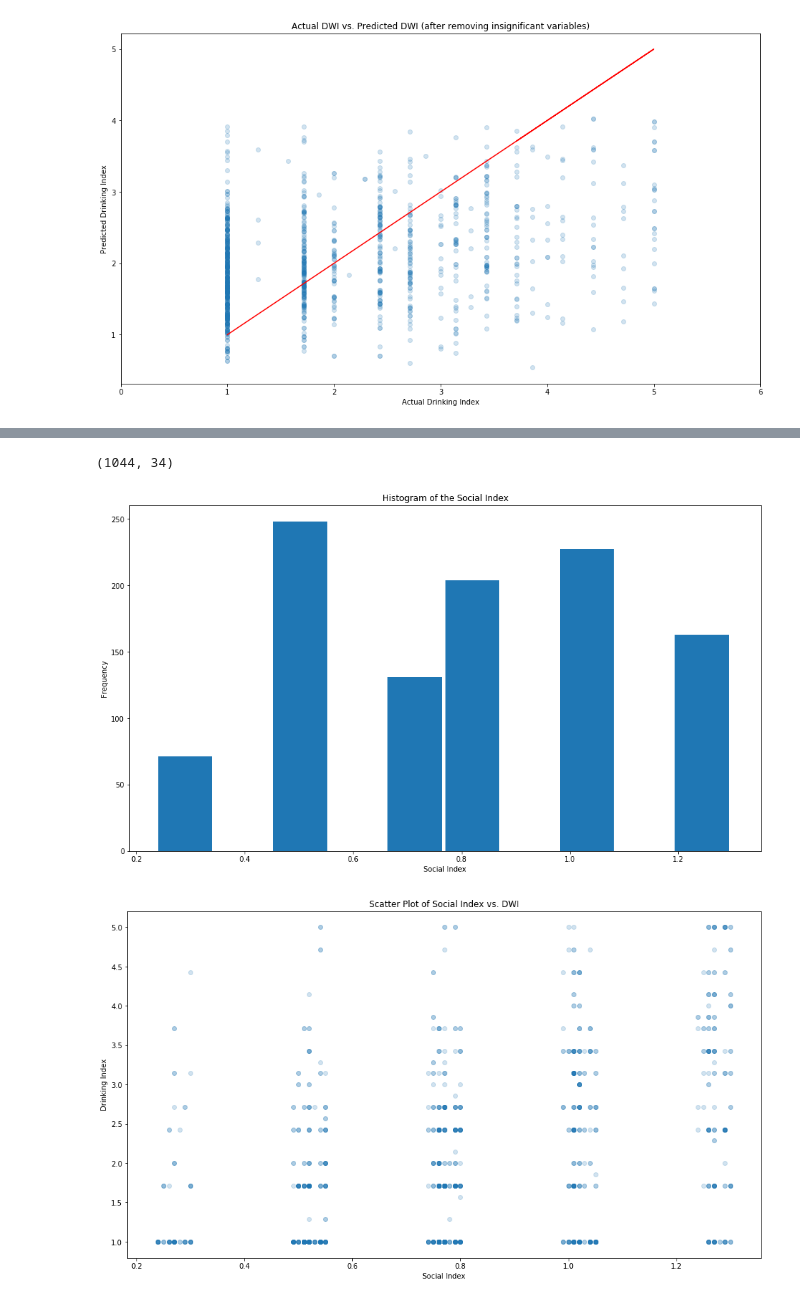
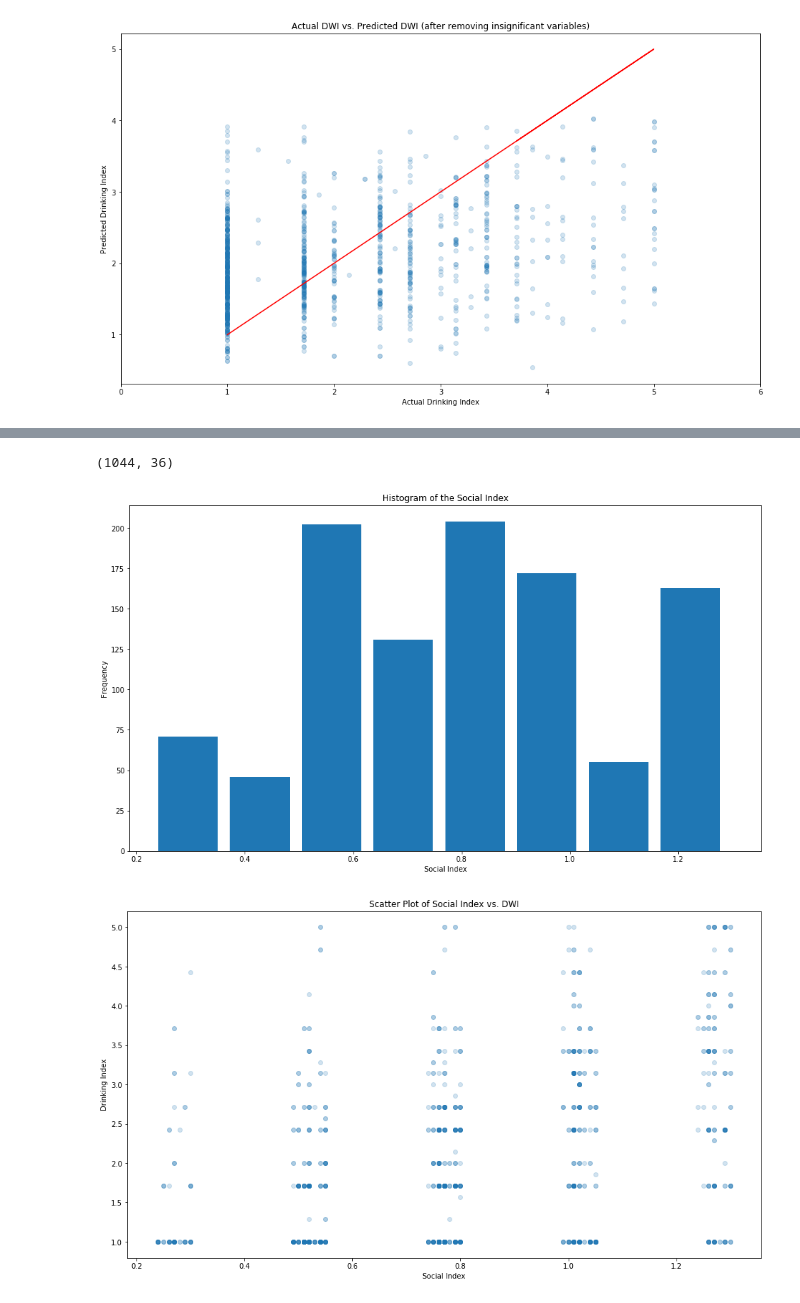
Before and after one commit to chengyi9/370-final, a Jupyter notebook: Rough Work.ipynb, the cells around one changed output, grey strips where cells are left out. Drawn from its saved outputs; the diff is of its cells as text; code cells hidden in the pictures.

```diff
--- a/Rough Work.ipynb
+++ b/Rough Work.ipynb
@@ -232,8 +232,8 @@ plt.show()
 # removing prediciton and full_prediction from nice dataframe
 df_nice = df_nice.drop(['prediction'], axis=1)
 df_nice = df_nice.drop(['full_prediction'], axis=1)
-df_nice = df_nice.drop(['Social Index'], axis=1)
-df_nice = df_nice.drop(['Drinking Index'], axis=1)
+#df_nice = df_nice.drop(['Social Index'], axis=1)
+#df_nice = df_nice.drop(['Drinking Index'], axis=1)
 df_nice.head()
 # %% [output]
 |  | Course | Weekday Alc Consumption (1=low, 5... | Feather Education (0=none, 5=high... | Father Job | Period 1 Grades (0-20 Scale) | ... |
@@ -245,17 +245,17 @@ df_nice.head()
 # %%
 df_nice.shape
 # %% [output]
-(1044, 34)
+(1044, 36)
 # %%
 plt_hist_social_index = plt.figure(figsize=(16,9))
-plt.hist(df_nice["Social Index"], width = 0.1)
+plt.hist(df_nice["Social Index"], width = 0.11, bins=8)
 plt.xlabel("Social Index")
 plt.ylabel("Frequency")
 plt.title("Histogram of the Social Index")
 plt.show()
 plt_hist_social_index.savefig('img/plt_hist_social_index.png', dpi=plt_hist_social_index.dpi)
 # %% [output]
-[figure, old version]
+[figure, new version]
 # %%
 plt_scatter_social_dwi = plt.figure(figsize=(16,9))
 plt.scatter(df_nice["Social Index"], df_nice["Drinking Index"], alpha=0.2)
```
Also changed, not shown: parts of 3 cells of this notebook, 8 other files.
